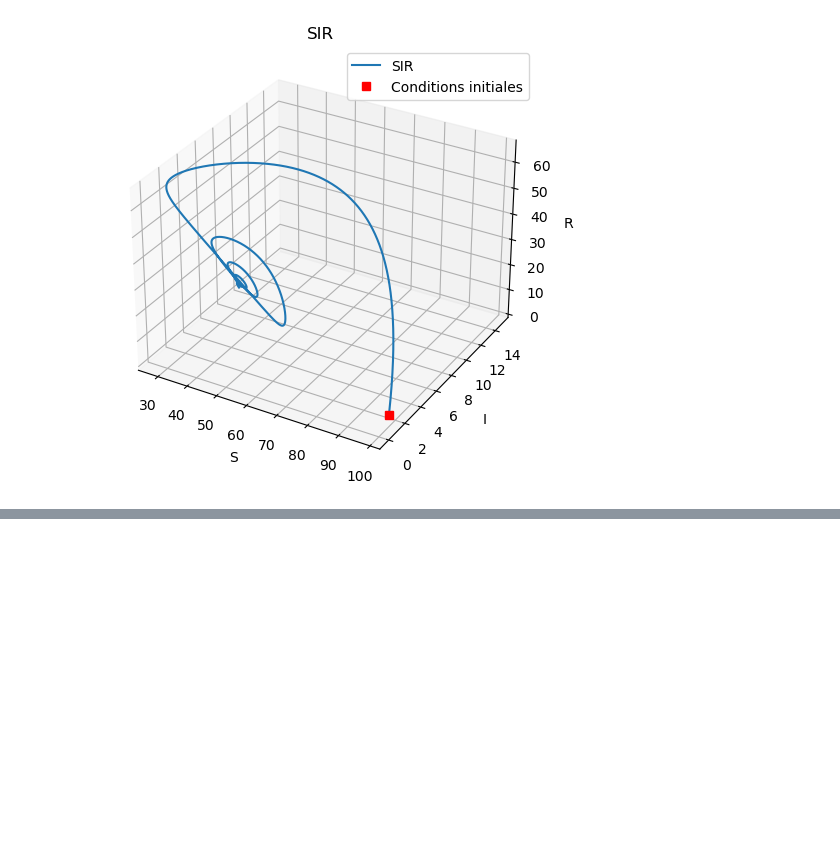
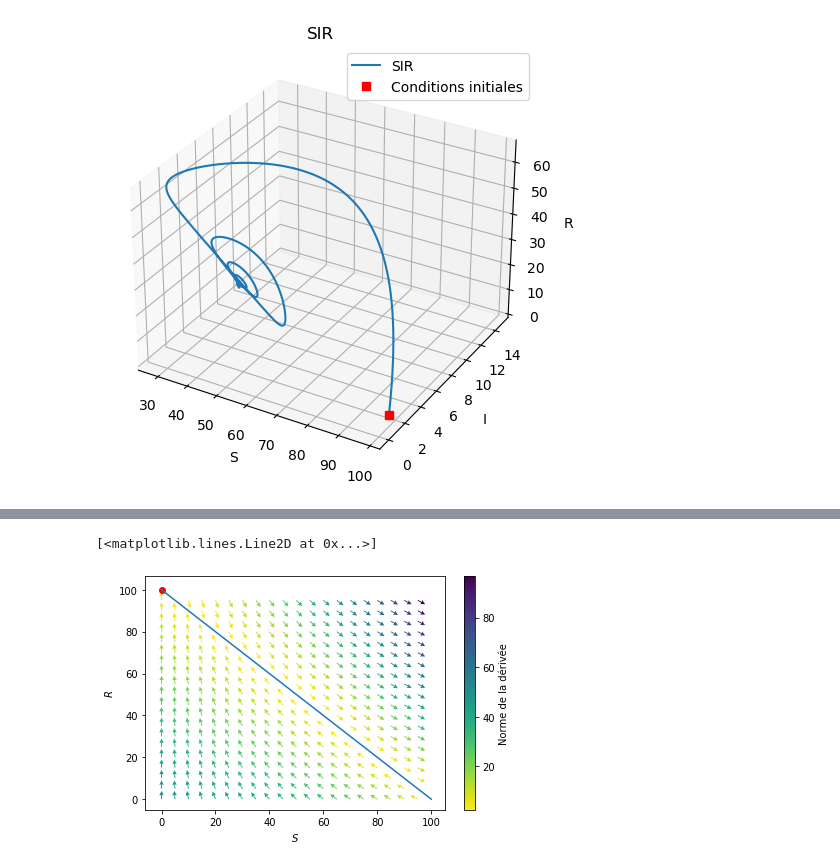
Before and after one commit to LasMatematicas/modelo_SIR, a Jupyter notebook: Épidémiologie.ipynb, the cells around one changed output, grey strips where cells are left out. Saved outputs shown, nothing was run; the diff lists cells and outputs as text; code cells hidden in the pictures; blank space fills up the shorter version.

Commit message:
Add files via upload
Début de l'analyse des points fixes

```diff
--- a/Épidémiologie.ipynb
+++ b/Épidémiologie.ipynb
@@ -196,0 +231,48 @@ plt.show()
+# %%
+def portrait_de_phase(func, x_min, x_max, step_x, y_min, y_max, step_y, **kwargs):
+
+    # On initialise la grille telle qu'on calcule le vecteur de la dérivée en chaque point.
+    x_range = np.arange(x_min,x_max,step_x)
+    y_range = np.arange(y_min, y_max, step_y)
+    x, y = np.meshgrid(x_range, y_range)
+
+    # On calcule la dérivée en chaque point.
+    dx = func([x,y],0, **kwargs)
+
+    # On normalise les vecteurs pour plus de lisibilité.
+    # La norme de la dérivée est montrée par le code couleur.
+    dx_norm = lambda i: np.sqrt(dx[0][i]**2 + dx[1][i]**2)
+    xx = [dx[0][i]/dx_norm(i) for i in range(len(dx[0]))]
+    yy = [dx[1][i]/dx_norm(i) for i in range(len(dx[0]))]
+    color = [dx_norm(i) for i in range(len(dx[0]))]
+
+    # On affiche les vecteurs sur la grille.
+    fig, ax = plt.subplots()
+    champ = ax.quiver(x, y, xx, yy, color,headwidth=5, cmap='viridis_r')
+
+    cbar=fig.colorbar(champ)
+    cbar.set_label('Norme de la dérivée',)
+
+    ax.set_xlabel('$S$')
+    ax.set_ylabel('$R$')
+
+    plt.tight_layout()
+
+    return fig, ax
+
+def SIR(X,t,B,N0,g):
+    S,R=X
+    I=N0-S-R
+    dS=-B/N0*S*I
+    dR=g*I
+    return dS,dR
+
+portrait_de_phase(SIR, 0, 100, 5, 0, 100, 5,B=1,N0=100,g=0.5)
+
+plt.scatter(0,100,color="r")
+S=np.linspace(0,100)
+R=100-S
+plt.plot(S,R)
+# %% [output]
+[<matplotlib.lines.Line2D at 0x...>]
+[figure, added]
```
Also changed, not shown: parts of 4 cells of this notebook.
